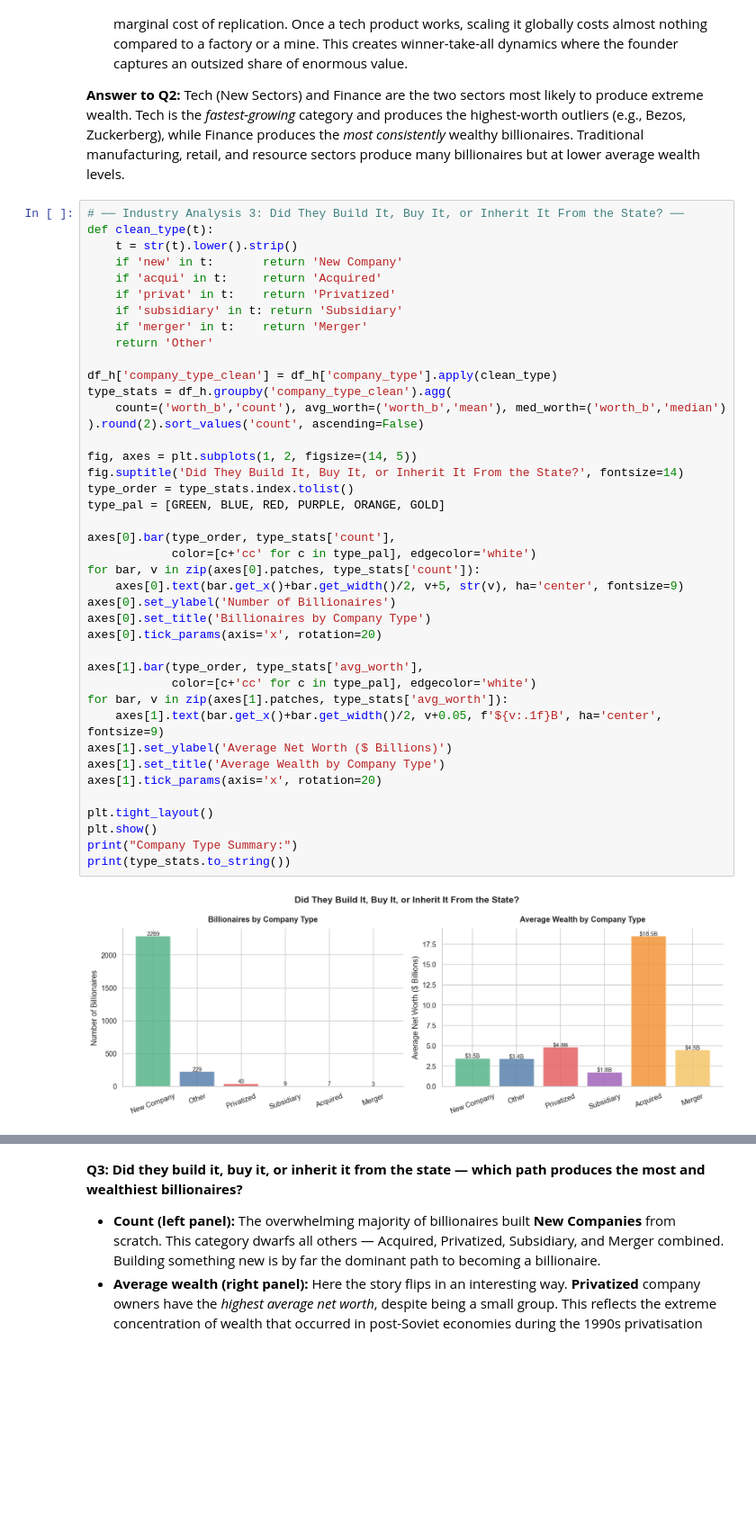
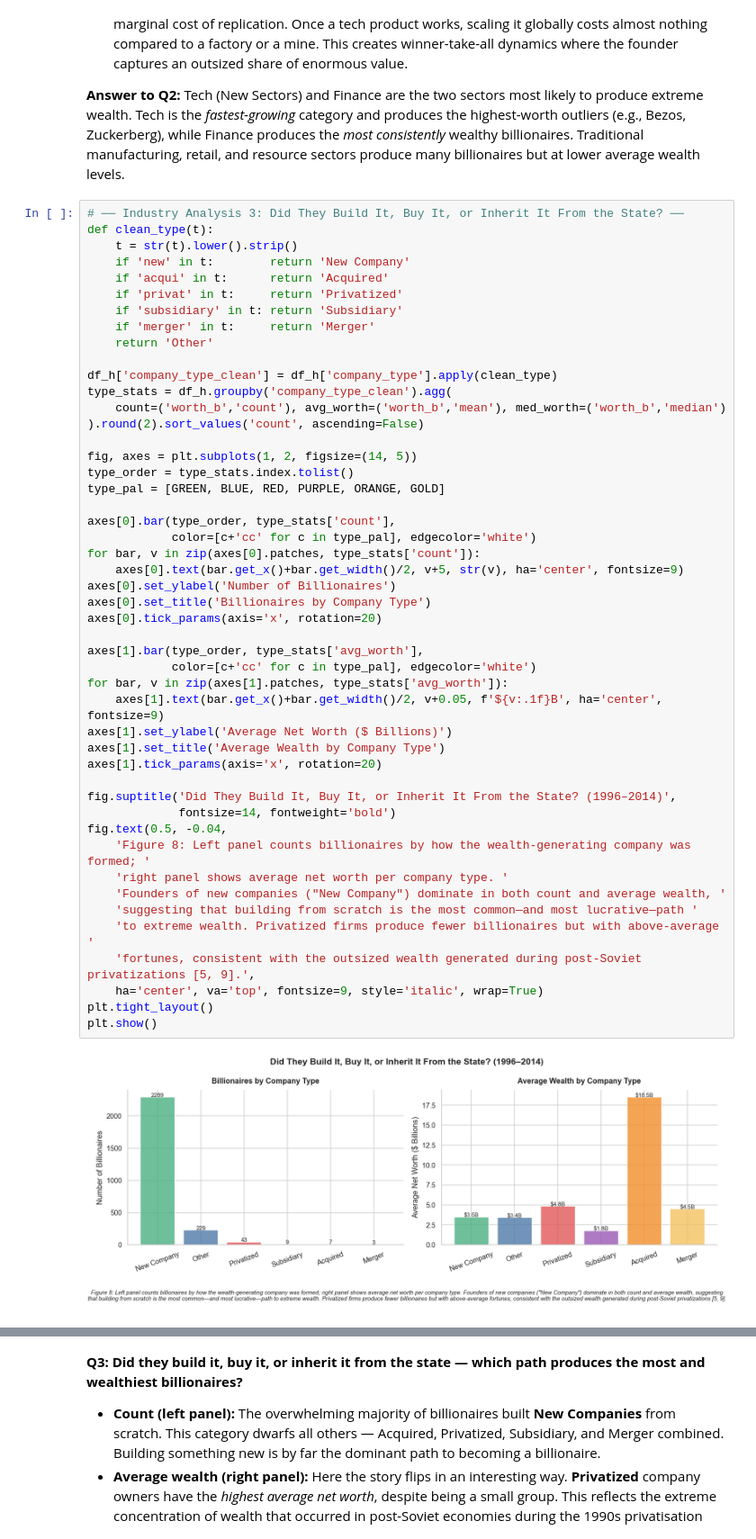
Before and after one commit to suhani-pandey/Final-Assignment_SocialDataVisualization, a Jupyter notebook: Final assignemnt.ipynb, the cells around one changed output, grey strips where cells are left out. Shown at 90% size. Cells and saved outputs as stored; diff of their text form; blank space fills up the shorter version.

```diff
--- a/Final assignemnt.ipynb
+++ b/Final assignemnt.ipynb
@@ -1394,42 +1477,49 @@ Financial             793       3.24       2.10
 # ── Industry Analysis 3: Did They Build It, Buy It, or Inherit It From the State? ──
 def clean_type(t):
     t = str(t).lower().strip()
-    if 'new' in t:       return 'New Company'
-    if 'acqui' in t:     return 'Acquired'
-    if 'privat' in t:    return 'Privatized'
+    if 'new' in t:        return 'New Company'
+    if 'acqui' in t:      return 'Acquired'
+    if 'privat' in t:     return 'Privatized'
     if 'subsidiary' in t: return 'Subsidiary'
-    if 'merger' in t:    return 'Merger'
+    if 'merger' in t:     return 'Merger'
     return 'Other'
 
 df_h['company_type_clean'] = df_h['company_type'].apply(clean_type)
 type_stats = df_h.groupby('company_type_clean').agg(
     count=('worth_b','count'), avg_worth=('worth_b','mean'), med_worth=('worth_b','median')
 ).round(2).sort_values('count', ascending=False)
 
 fig, axes = plt.subplots(1, 2, figsize=(14, 5))
-fig.suptitle('Did They Build It, Buy It, or Inherit It From the State?', fontsize=14)
 type_order = type_stats.index.tolist()
 type_pal = [GREEN, BLUE, RED, PURPLE, ORANGE, GOLD]
 
 axes[0].bar(type_order, type_stats['count'],
             color=[c+'cc' for c in type_pal], edgecolor='white')
 for bar, v in zip(axes[0].patches, type_stats['count']):
     axes[0].text(bar.get_x()+bar.get_width()/2, v+5, str(v), ha='center', fontsize=9)
 axes[0].set_ylabel('Number of Billionaires')
 axes[0].set_title('Billionaires by Company Type')
 axes[0].tick_params(axis='x', rotation=20)
 
 axes[1].bar(type_order, type_stats['avg_worth'],
             color=[c+'cc' for c in type_pal], edgecolor='white')
 for bar, v in zip(axes[1].patches, type_stats['avg_worth']):
     axes[1].text(bar.get_x()+bar.get_width()/2, v+0.05, f'${v:.1f}B', ha='center', fontsize=9)
 axes[1].set_ylabel('Average Net Worth ($ Billions)')
 axes[1].set_title('Average Wealth by Company Type')
 axes[1].tick_params(axis='x', rotation=20)
 
+fig.suptitle('Did They Build It, Buy It, or Inherit It From the State? (1996–2014)',
+             fontsize=14, fontweight='bold')
+fig.text(0.5, -0.04,
+    'Figure 8: Left panel counts billionaires by how the wealth-generating company was formed; '
+    'right panel shows average net worth per company type. '
+    'Founders of new companies ("New Company") dominate in both count and average wealth, '
+    'suggesting that building from scratch is the most common—and most lucrative—path '
+    'to extreme wealth. Privatized firms produce fewer billionaires but with above-average '
+    'fortunes, consistent with the outsized wealth generated during post-Soviet privatizations [5, 9].',
+    ha='center', va='top', fontsize=9, style='italic', wrap=True)
 plt.tight_layout()
 plt.show()
-print("Company Type Summary:")
-print(type_stats.to_string())
 # %% [output]
-[figure, old version]
+[figure, new version]
```
Also changed, not shown: parts of 28 cells of this notebook, 5 other files.
